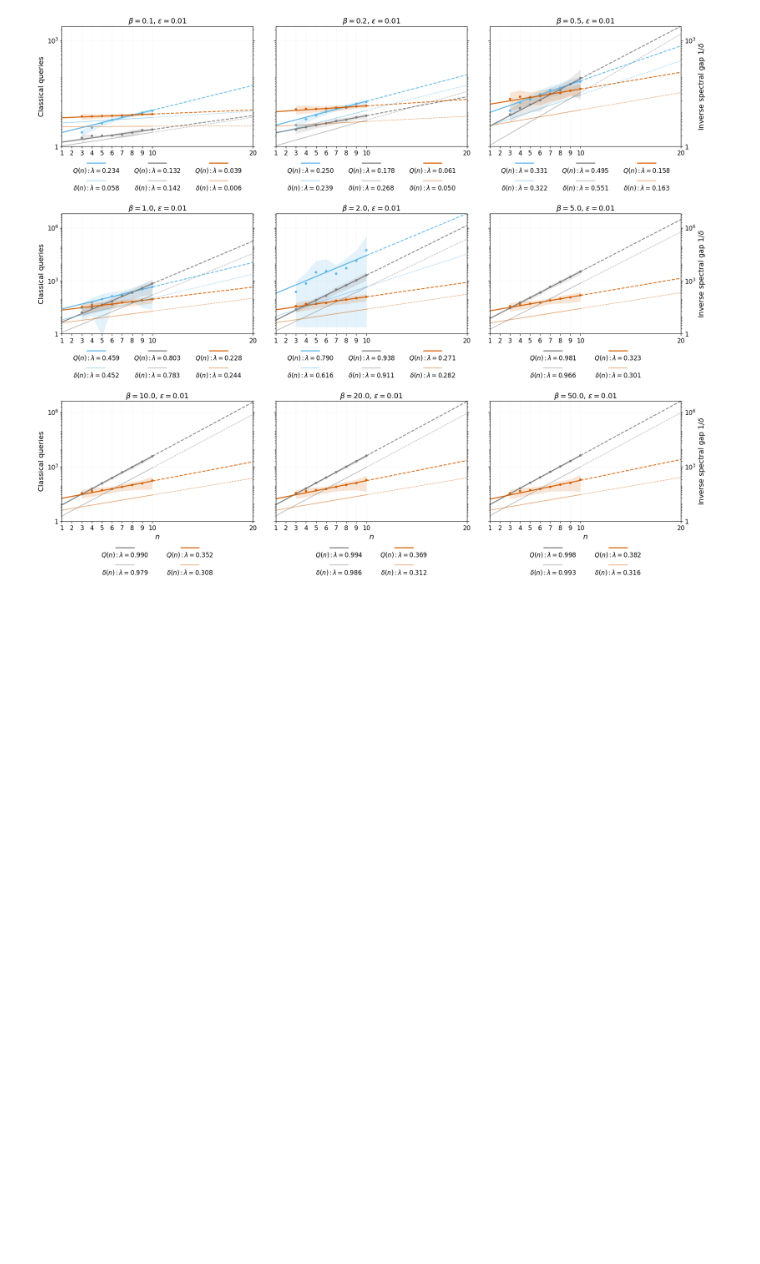
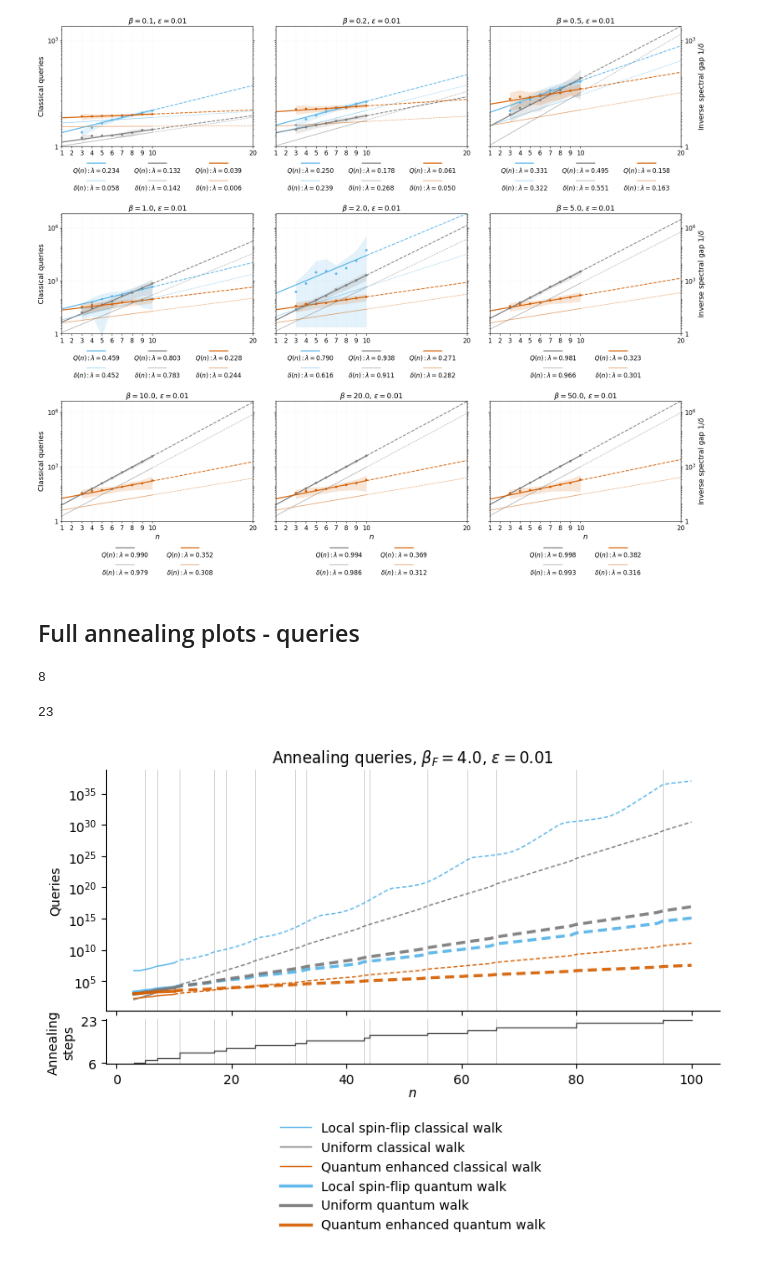
Before and after one commit to incud/pubmonaqa, a Jupyter notebook: notebooks/6_reproduce_plot.ipynb, the cells around one changed output. Cells and saved outputs as stored; diff of their text form; code cells hidden in the pictures; blank space fills up the shorter version.

Commit message:
plots

```diff
--- a/notebooks/6_reproduce_plot.ipynb
+++ b/notebooks/6_reproduce_plot.ipynb
@@ -92,3 +93,5 @@ fig, ax, ax_gap = plot_last_step_classical_queries_and_spectral_gap_vs_n_table(
 plt.savefig("plots/6_classical_queries_vs_n_stat_mean_std", dpi=300)
 # %% [output]
 [figure]
+# %% [markdown]
+## Full annealing plots - queries
@@ -94,0 +110,27 @@ plt.savefig("plots/6_classical_queries_vs_n_stat_mean_std", dpi=300)
+# %%
+len(tight_schedule_annealing(10, 4.0))
+# %% [output]
+8
+# %%
+len(tight_schedule_annealing(100, 4.0))
+# %% [output]
+23
+# %%
+plt.close()
+fig, ax = plot_annealing_classical_and_quantum_queries_vs_n(
+    beta=4.0,
+    epsilon=1e-2,
+    annealing_schedule_generator=tight_schedule_annealing,
+    statistic="mean+std",
+    n_plot_min=3,
+    n_plot_max=100,
+    n_fit_min=5,
+    n_fit_max=10,
+    debug=False,
+    show_schedule_panel=True,
+    show_schedule_vertical_lines=True,
+    legend_y_shift=-1.15,
+    xlabel_labelpad=0
+)
+# %% [output]
+[figure, added]
```
Also changed, not shown: parts of 7 cells of this notebook, 3 other files.
